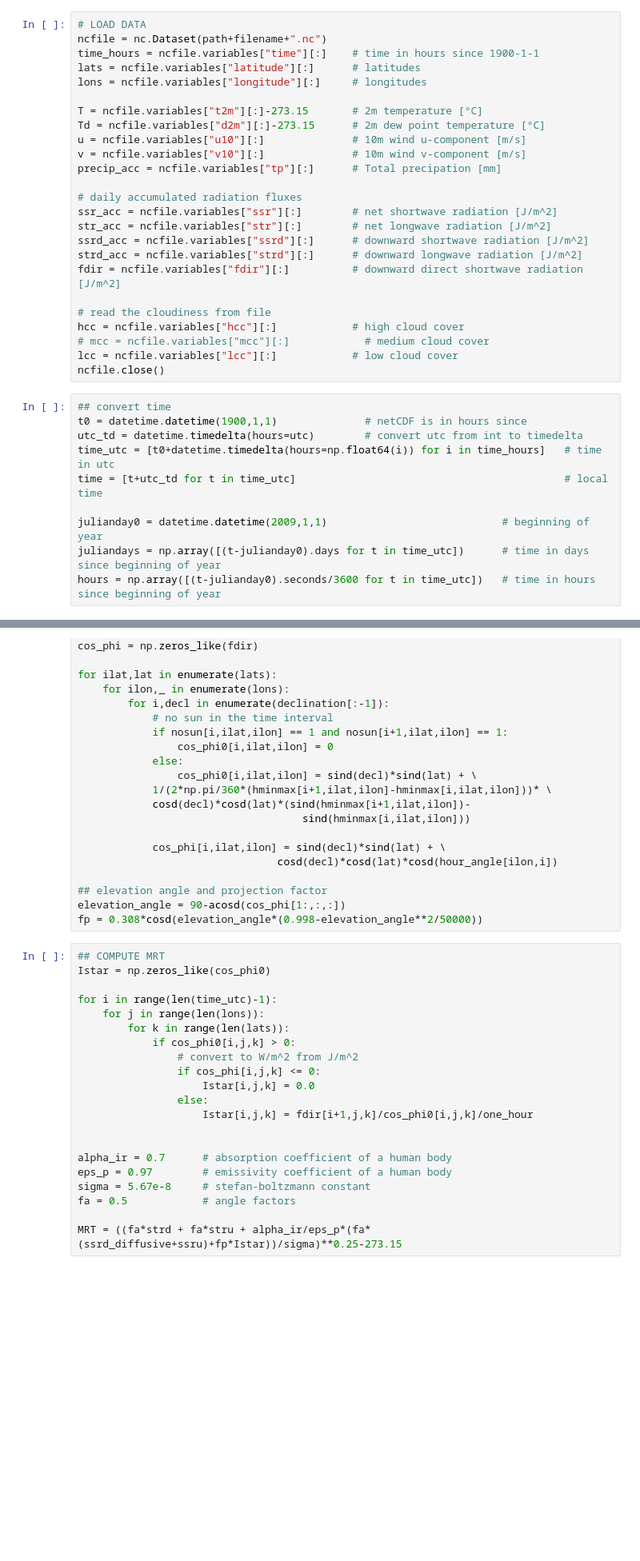
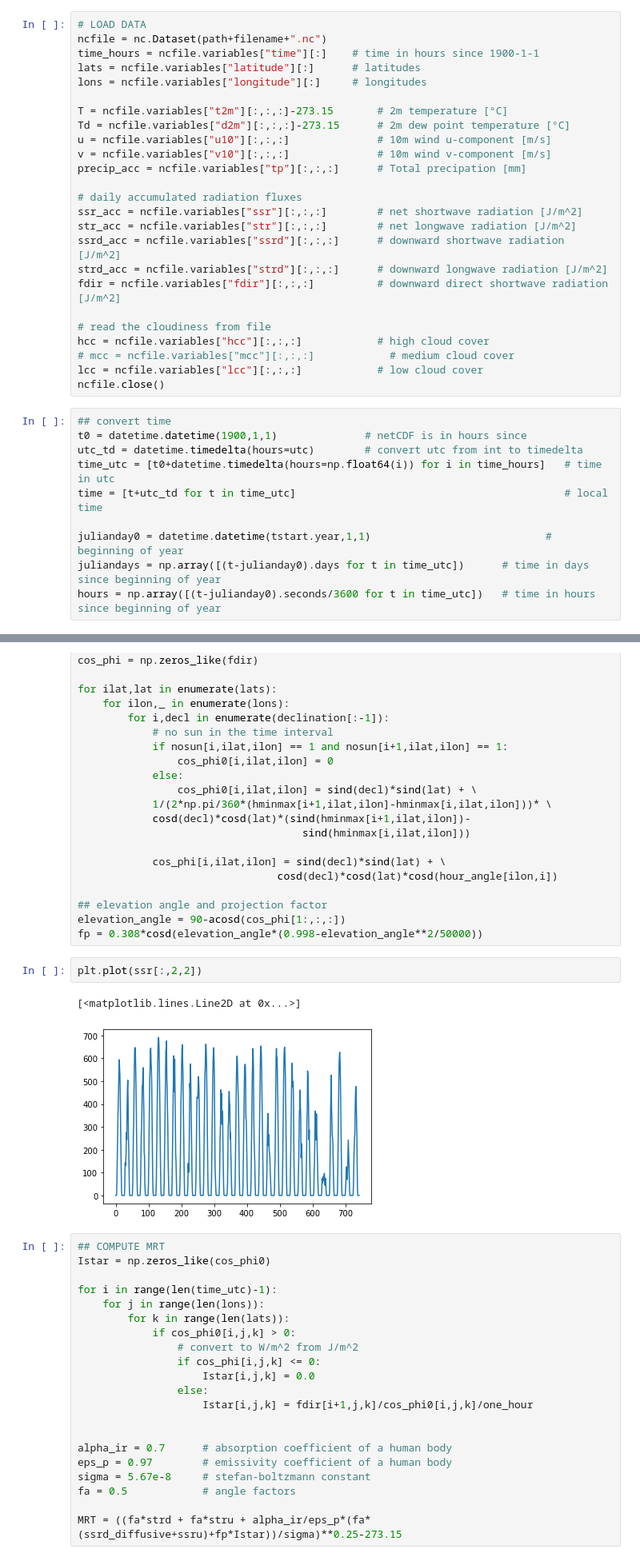
Before and after one commit to milankl/AthleticsChampionshipsHeat, a Jupyter notebook: scripts/utci_calc.ipynb, the cells around one changed output, grey strips where cells are left out. Shown at 80% size. Saved outputs shown, nothing was run; the diff lists cells and outputs as text; blank space fills up the shorter version.

```diff
--- a/scripts/utci_calc.ipynb
+++ b/scripts/utci_calc.ipynb
@@ -19,23 +20,23 @@ time_hours = ncfile.variables["time"][:]    # time in hours since 1900-1-1
 lats = ncfile.variables["latitude"][:]      # latitudes
 lons = ncfile.variables["longitude"][:]     # longitudes
 
-T = ncfile.variables["t2m"][:]-273.15       # 2m temperature [°C]
-Td = ncfile.variables["d2m"][:]-273.15      # 2m dew point temperature [°C]
-u = ncfile.variables["u10"][:]              # 10m wind u-component [m/s]
-v = ncfile.variables["v10"][:]              # 10m wind v-component [m/s]
-precip_acc = ncfile.variables["tp"][:]      # Total precipation [mm]
+T = ncfile.variables["t2m"][:,:,:]-273.15       # 2m temperature [°C]
+Td = ncfile.variables["d2m"][:,:,:]-273.15      # 2m dew point temperature [°C]
+u = ncfile.variables["u10"][:,:,:]              # 10m wind u-component [m/s]
+v = ncfile.variables["v10"][:,:,:]              # 10m wind v-component [m/s]
+precip_acc = ncfile.variables["tp"][:,:,:]      # Total precipation [mm]
 
 # daily accumulated radiation fluxes
-ssr_acc = ncfile.variables["ssr"][:]        # net shortwave radiation [J/m^2]
-str_acc = ncfile.variables["str"][:]        # net longwave radiation [J/m^2]
-ssrd_acc = ncfile.variables["ssrd"][:]      # downward shortwave radiation [J/m^2]
-strd_acc = ncfile.variables["strd"][:]      # downward longwave radiation [J/m^2]
-fdir = ncfile.variables["fdir"][:]          # downward direct shortwave radiation [J/m^2]
+ssr_acc = ncfile.variables["ssr"][:,:,:]        # net shortwave radiation [J/m^2]
+str_acc = ncfile.variables["str"][:,:,:]        # net longwave radiation [J/m^2]
+ssrd_acc = ncfile.variables["ssrd"][:,:,:]      # downward shortwave radiation [J/m^2]
+strd_acc = ncfile.variables["strd"][:,:,:]      # downward longwave radiation [J/m^2]
+fdir = ncfile.variables["fdir"][:,:,:]          # downward direct shortwave radiation [J/m^2]
 
 # read the cloudiness from file
-hcc = ncfile.variables["hcc"][:]            # high cloud cover
-# mcc = ncfile.variables["mcc"][:]            # medium cloud cover
-lcc = ncfile.variables["lcc"][:]            # low cloud cover
+hcc = ncfile.variables["hcc"][:,:,:]            # high cloud cover
+# mcc = ncfile.variables["mcc"][:,:,:]            # medium cloud cover
+lcc = ncfile.variables["lcc"][:,:,:]            # low cloud cover
 ncfile.close()
 # %%
 ## convert time
@@ -44,7 +45,7 @@ utc_td = datetime.timedelta(hours=utc)        # convert utc from int to timedelt
 time_utc = [t0+datetime.timedelta(hours=np.float64(i)) for i in time_hours]   # time in utc
 time = [t+utc_td for t in time_utc]                                           # local time
 
-julianday0 = datetime.datetime(2009,1,1)                            # beginning of year
+julianday0 = datetime.datetime(tstart.year,1,1)                            # beginning of year
 juliandays = np.array([(t-julianday0).days for t in time_utc])      # time in days since beginning of year
 hours = np.array([(t-julianday0).seconds/3600 for t in time_utc])   # time in hours since beginning of year
 # %%
@@ -174,6 +175,11 @@ for ilat,lat in enumerate(lats):
 ## elevation angle and projection factor
 elevation_angle = 90-acosd(cos_phi[1:,:,:])
 fp = 0.308*cosd(elevation_angle*(0.998-elevation_angle**2/50000))
+# %%
+plt.plot(ssr[:,2,2])
+# %% [output]
+[<matplotlib.lines.Line2D at 0x...>]
+[figure, added]
 # %%
 ## COMPUTE MRT
 Istar = np.zeros_like(cos_phi0)
```
Also changed, not shown: parts of 7 cells of this notebook, 12 other files.
